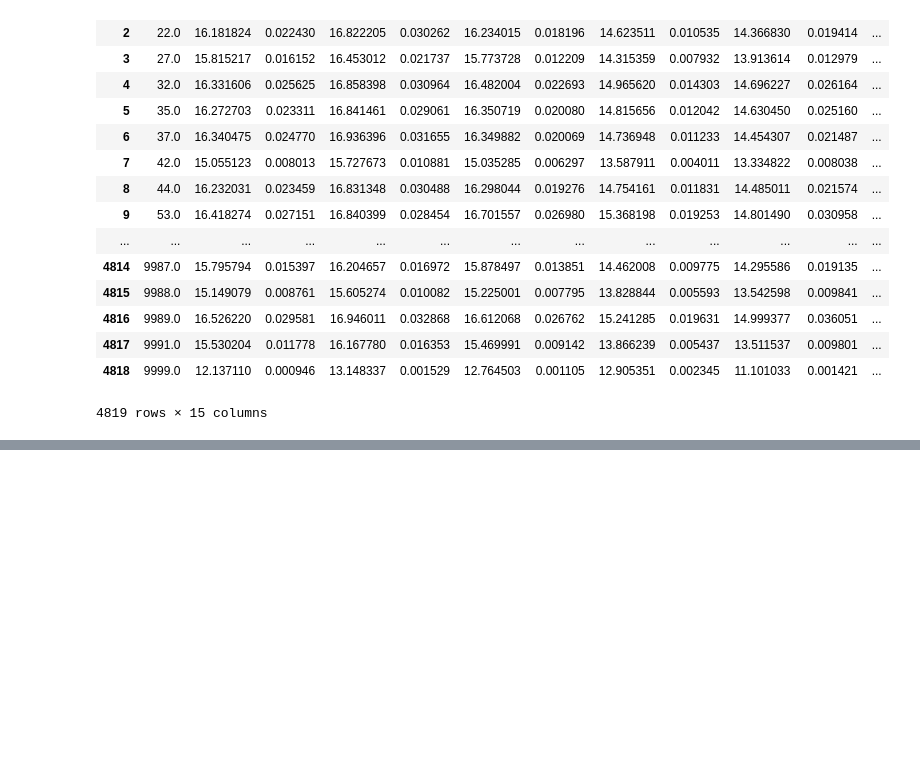
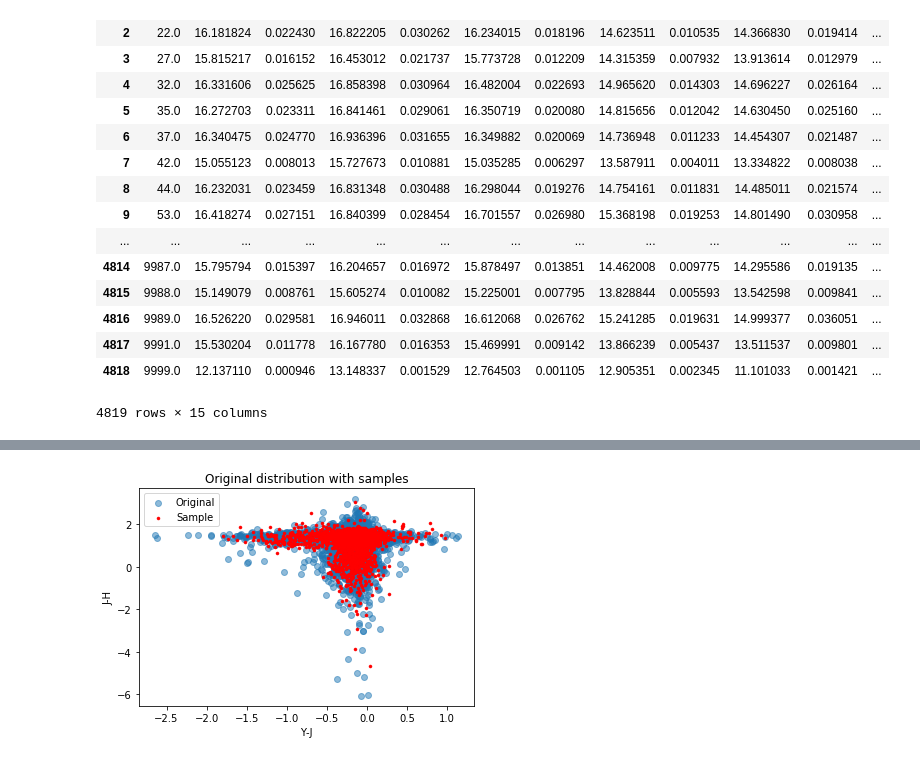
Before and after one commit to EStoop/Final-Project-DBDM, a Jupyter notebook: Final1.ipynb, the cells around one changed output, grey strips where cells are left out. Saved outputs shown, nothing was run; the diff lists cells and outputs as text; code cells hidden in the pictures; blank space fills up the shorter version.

```diff
--- a/Final1.ipynb
+++ b/Final1.ipynb
@@ -362,0 +405,17 @@ print t
+# %%
+from sklearn import mixture
+
+
+model = mixture.GaussianMixture(10)
+model.fit(Xnew)
+Xsamples = model.sample(10000)
+# %%
+plt.scatter(t_YJ['Mag'], t_JH['Mag'], marker='o', alpha = 0.5, label = 'Original')
+plt.scatter(Xsamples[0][:,0], Xsamples[0][:,1], color = 'red', marker = '.', lw=0.5, label='Sample')
+plt.title("Original distribution with samples")
+plt.xlabel("Y-J")
+plt.ylabel("J-H")
+plt.legend()
+plt.show()
+# %% [output]
+[figure, added]
```
Also changed, not shown: parts of 9 cells of this notebook, 2 other files.
